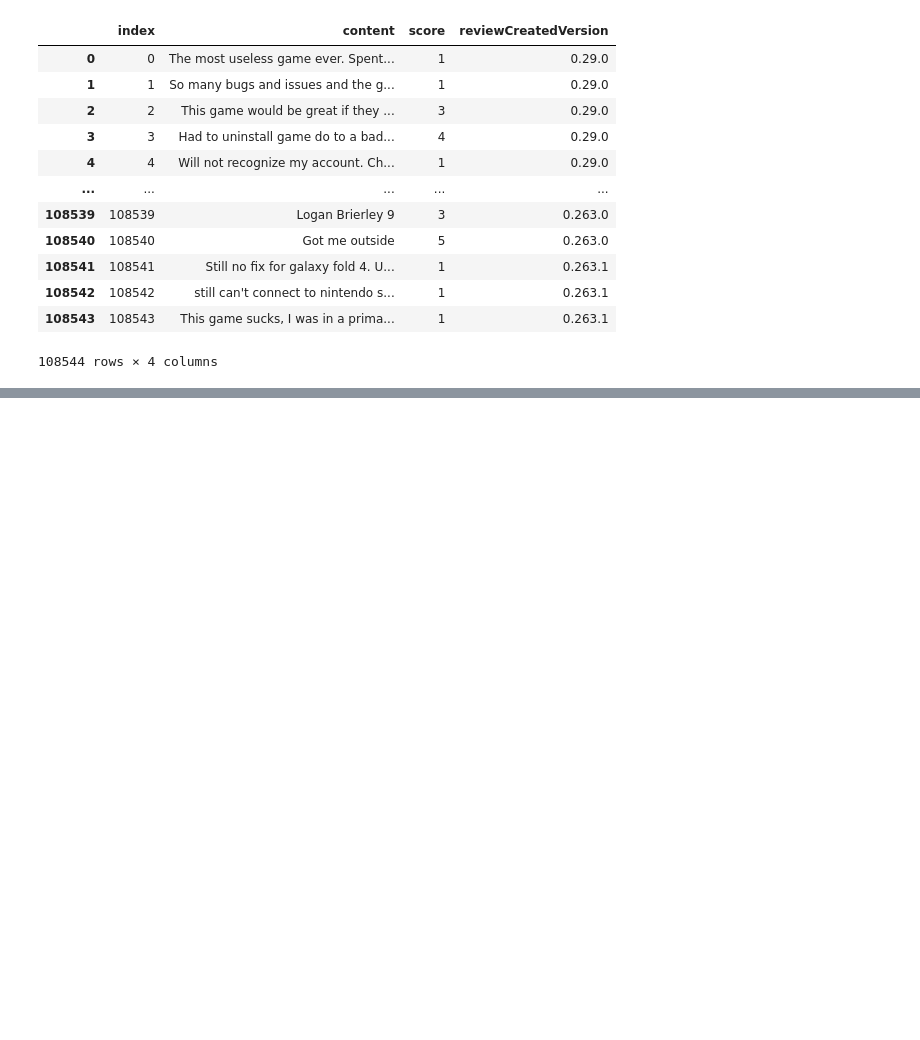
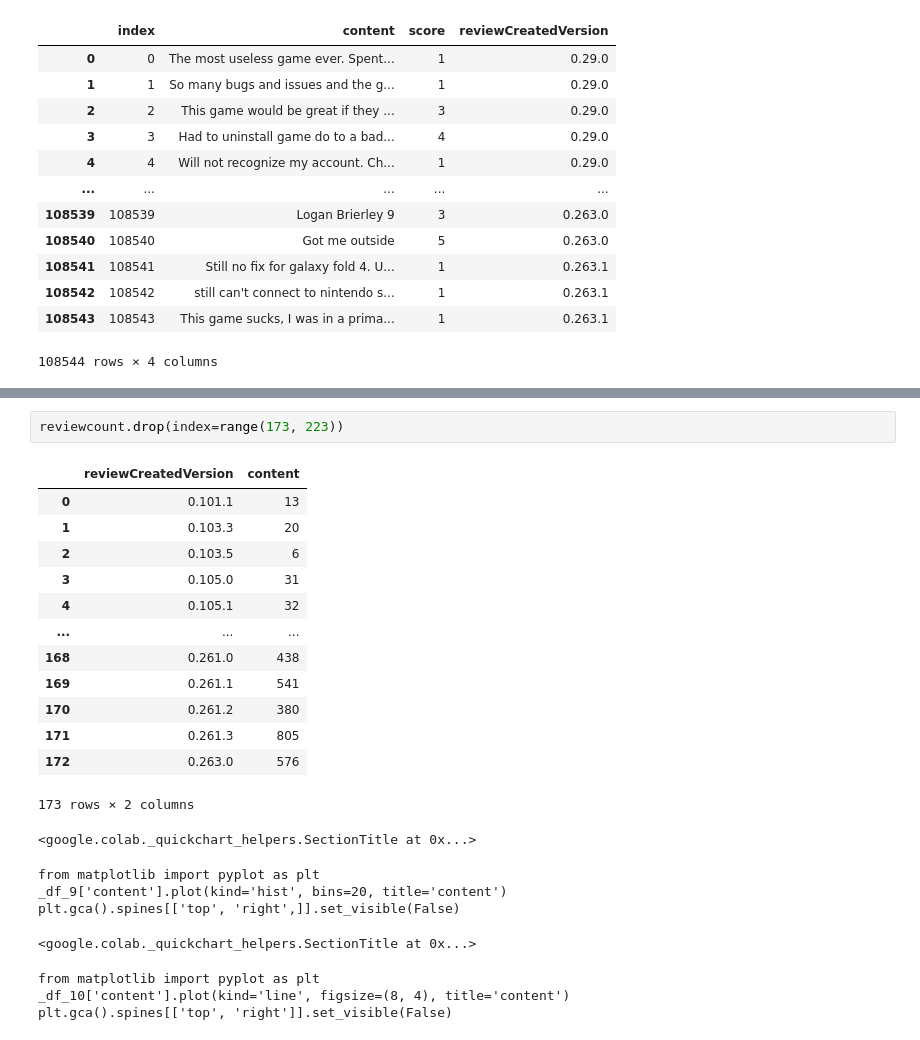
Before and after one commit to jinnykj/PokemonGO-Review-dataset-analysis, a Jupyter notebook: 데이터_시각화_기말_과제.ipynb, the cells around one changed output, grey strips where cells are left out. Drawn from its saved outputs; the diff is of its cells as text; blank space fills up the shorter version.

```diff
--- a/데이터_시각화_기말_과제.ipynb
+++ b/데이터_시각화_기말_과제.ipynb
@@ -49,0 +77,24 @@ averagescore
+# %%
+reviewcount.drop(index=range(173, 223))
+# %% [output]
+|  | reviewCreatedVersion | content |
+| 0 | 0.101.1 | 13 |
+| 1 | 0.103.3 | 20 |
+| 2 | 0.103.5 | 6 |
+| 3 | 0.105.0 | 31 |
+| 4 | 0.105.1 | 32 |
+| ... | ... | ... |
+| 168 | 0.261.0 | 438 |
+| 169 | 0.261.1 | 541 |
+| 170 | 0.261.2 | 380 |
+| 171 | 0.261.3 | 805 |
+| 172 | 0.263.0 | 576 |
+173 rows × 2 columns
+<google.colab._quickchart_helpers.SectionTitle at 0x...>
+from matplotlib import pyplot as plt
+_df_9['content'].plot(kind='hist', bins=20, title='content')
+plt.gca().spines[['top', 'right',]].set_visible(False)
+<google.colab._quickchart_helpers.SectionTitle at 0x...>
+from matplotlib import pyplot as plt
+_df_10['content'].plot(kind='line', figsize=(8, 4), title='content')
+plt.gca().spines[['top', 'right']].set_visible(False)
```
Also changed, not shown: parts of 5 cells of this notebook.
